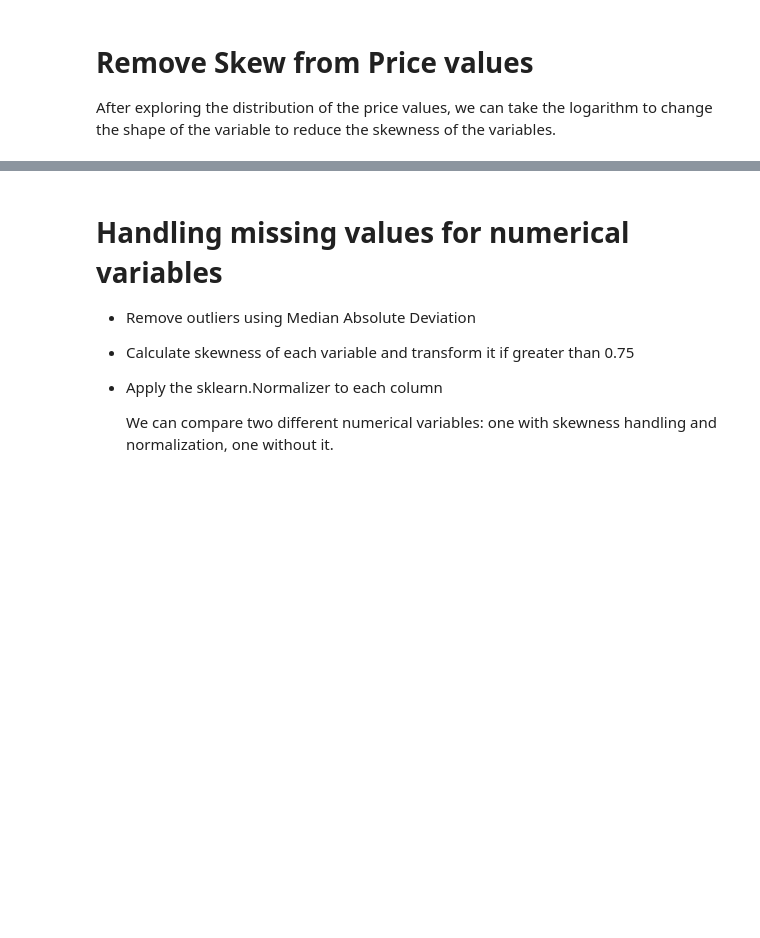
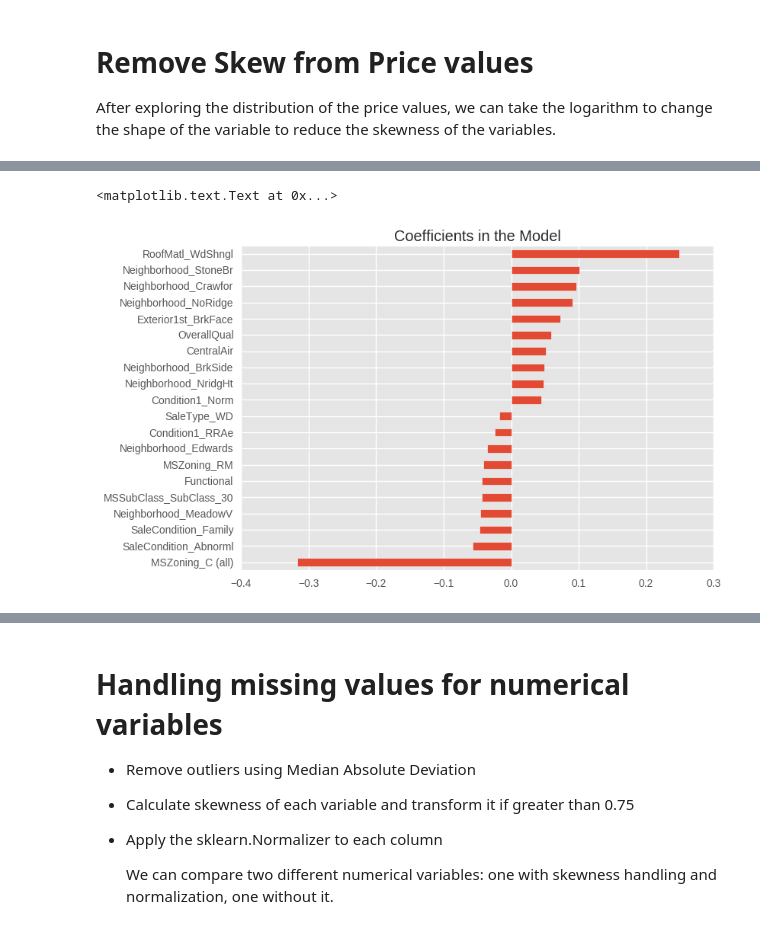
Before and after one commit to dolremi/Housing_Price, a Jupyter notebook: notebook/features.ipynb, the cells around one changed output, grey strips where cells are left out. Drawn from its saved outputs; the diff is of its cells as text; code cells hidden in the pictures; blank space fills up the shorter version.

```diff
--- a/notebook/features.ipynb
+++ b/notebook/features.ipynb
@@ -129,0 +318,10 @@ After exploring the distribution of the price values, we can take the logarithm
+# %%
+model = Lasso(alpha = 5e-4, max_iter =  50000).fit(X_train, y)
+# %%
+coef = pd.Series(model.coef_, index = X_train.columns).sort_values()
+imp_coef = pd.concat([coef.head(10), coef.tail(10)])
+imp_coef.plot(kind = "barh")
+plt.title("Coefficients in the Model")
+# %% [output]
+<matplotlib.text.Text at 0x...>
+[figure, added]
```
Also changed, not shown: parts of 33 cells of this notebook, 2 other files.
